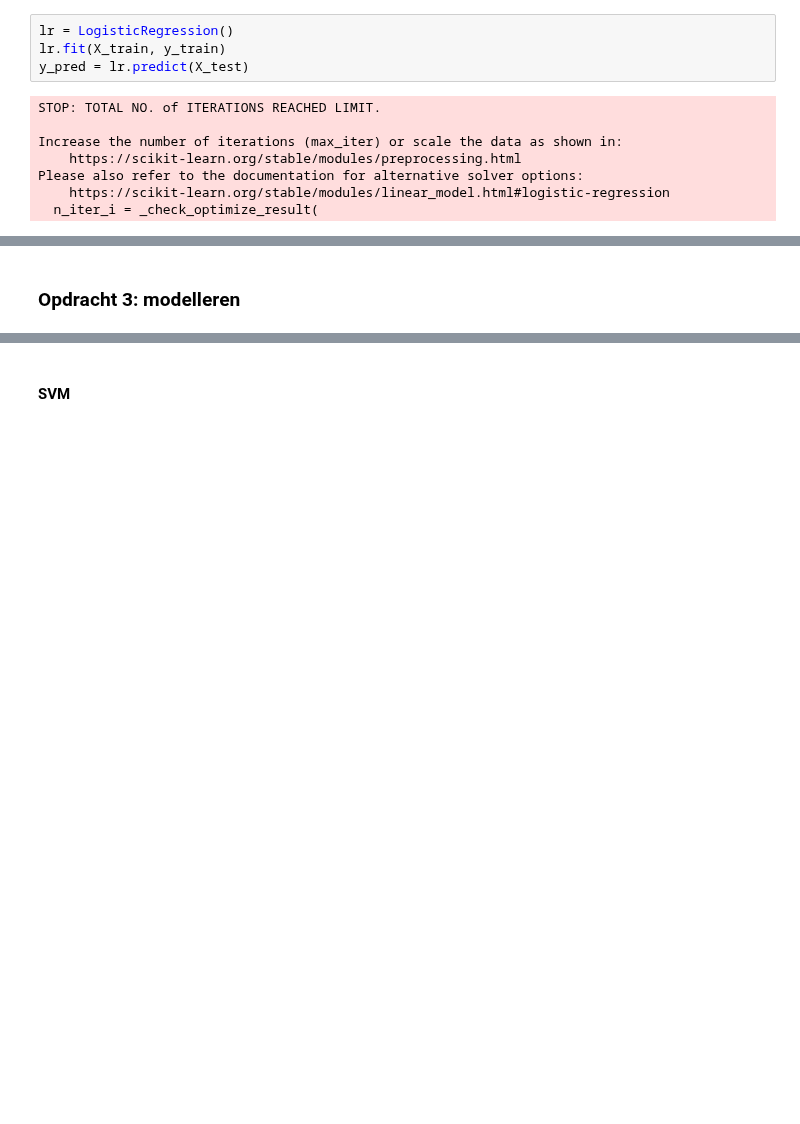
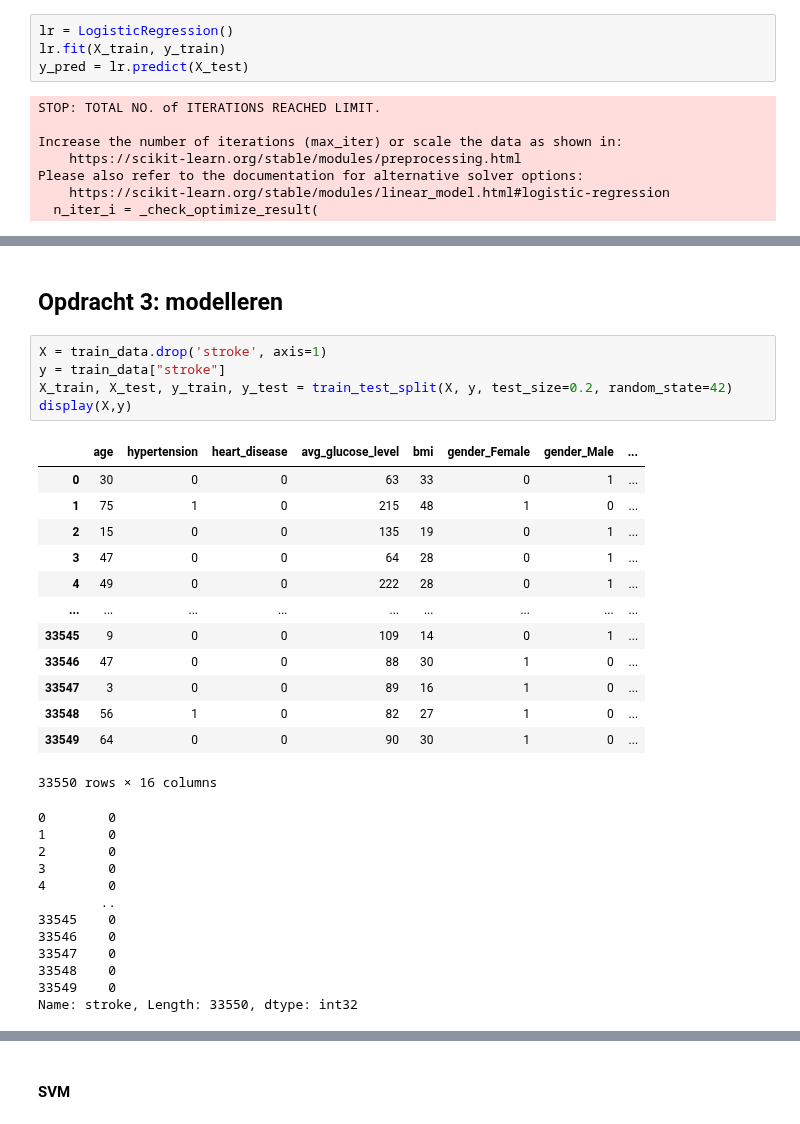
Before and after one commit to Tijnwy/MachineLearning, a Jupyter notebook: Kaggle submission, aangepast kolommen uitleg, verwijderde kolommen, comments knn en LG.ipynb, the cells around one changed output, grey strips where cells are left out. Cells and saved outputs as stored; diff of their text form; blank space fills up the shorter version.

```diff
--- a/Kaggle submission, aangepast kolommen uitleg, verwijderde kolommen, comments knn en LG.ipynb
+++ b/Kaggle submission, aangepast kolommen uitleg, verwijderde kolommen, comments knn en LG.ipynb
@@ -378,3 +370,34 @@ plt.show()
 # %% [markdown]
-### Opdracht 3: modelleren
+## Opdracht 3: modelleren
+# %%
+X = train_data.drop('stroke', axis=1)
+y = train_data["stroke"]
+X_train, X_test, y_train, y_test = train_test_split(X, y, test_size=0.2, random_state=42)
+display(X,y)
+# %% [output]
+|  | age | hypertension | heart_disease | avg_glucose_level | bmi | gender_Female | gender_Male | ... |
+| 0 | 30 | 0 | 0 | 63 | 33 | 0 | 1 | ... |
+| 1 | 75 | 1 | 0 | 215 | 48 | 1 | 0 | ... |
+| 2 | 15 | 0 | 0 | 135 | 19 | 0 | 1 | ... |
+| 3 | 47 | 0 | 0 | 64 | 28 | 0 | 1 | ... |
+| 4 | 49 | 0 | 0 | 222 | 28 | 0 | 1 | ... |
+| ... | ... | ... | ... | ... | ... | ... | ... | ... |
+| 33545 | 9 | 0 | 0 | 109 | 14 | 0 | 1 | ... |
+| 33546 | 47 | 0 | 0 | 88 | 30 | 1 | 0 | ... |
+| 33547 | 3 | 0 | 0 | 89 | 16 | 1 | 0 | ... |
+| 33548 | 56 | 1 | 0 | 82 | 27 | 1 | 0 | ... |
+| 33549 | 64 | 0 | 0 | 90 | 30 | 1 | 0 | ... |
+33550 rows × 16 columns
+0        0
+1        0
+2        0
+3        0
+4        0
+        ..
+33545    0
+33546    0
+33547    0
+33548    0
+33549    0
+Name: stroke, Length: 33550, dtype: int32
 # %% [markdown]
```
Also changed, not shown: parts of 57 cells of this notebook.
